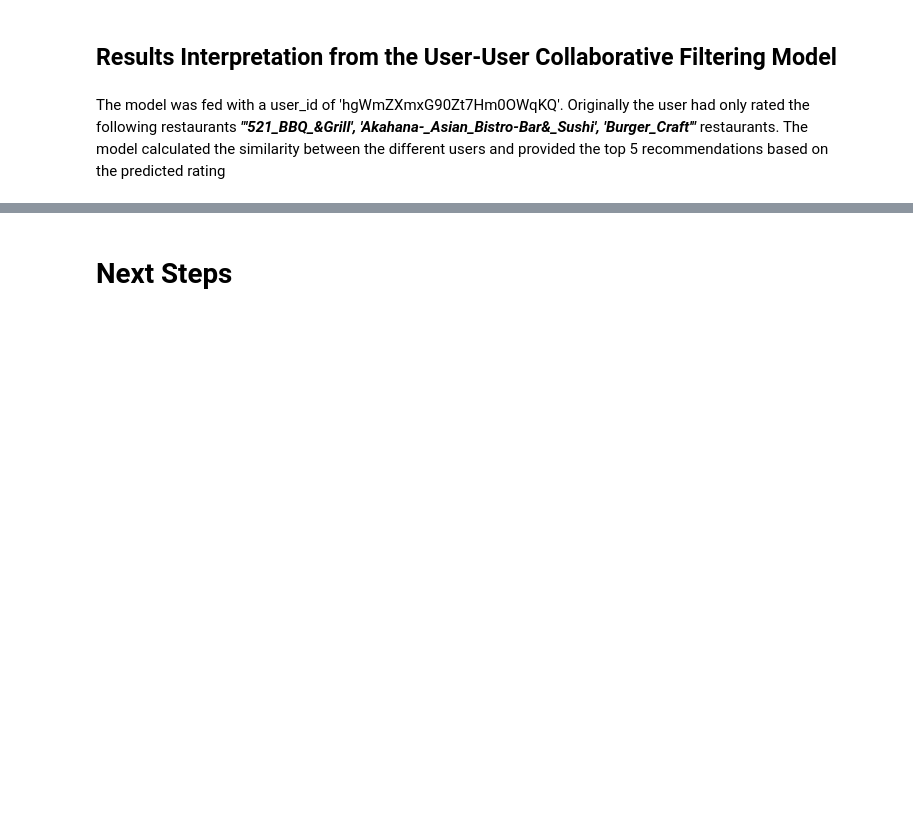
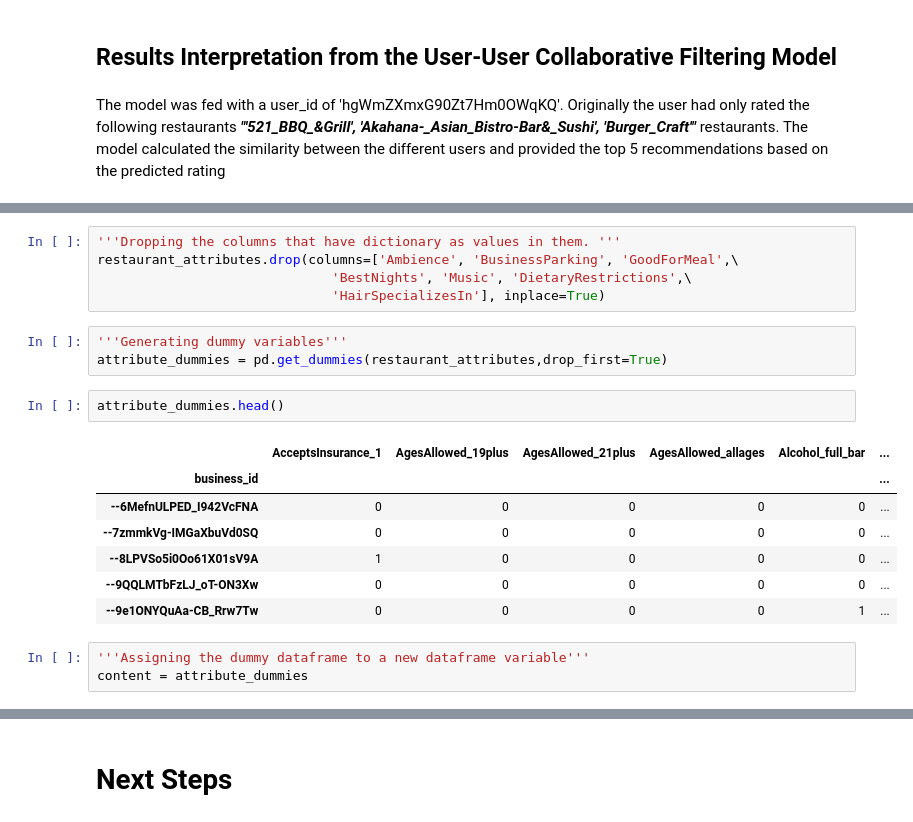
Before and after one commit to Ajinth/Recommender-System, a Jupyter notebook: Code/Yelp_Recommender_System.ipynb, the cells around one changed output, grey strips where cells are left out. Drawn from its saved outputs; the diff is of its cells as text; blank space fills up the shorter version.

Commit message:
Added code for Content Based Filtering

```diff
--- a/Code/Yelp_Recommender_System.ipynb
+++ b/Code/Yelp_Recommender_System.ipynb
@@ -1002,0 +1098,21 @@ The model was fed with a user_id of 'hgWmZXmxG90Zt7Hm0OWqKQ'. Originally the use
+# %%
+'''Dropping the columns that have dictionary as values in them. '''
+restaurant_attributes.drop(columns=['Ambience', 'BusinessParking', 'GoodForMeal',\
+                              'BestNights', 'Music', 'DietaryRestrictions',\
+                              'HairSpecializesIn'], inplace=True)
+# %%
+'''Generating dummy variables'''
+attribute_dummies = pd.get_dummies(restaurant_attributes,drop_first=True)
+# %%
+attribute_dummies.head()
+# %% [output]
+|  | AcceptsInsurance_1 | AgesAllowed_19plus | AgesAllowed_21plus | AgesAllowed_allages | Alcohol_full_bar | ... |
+| business_id |  |  |  |  |  | ... |
+| --6MefnULPED_I942VcFNA | 0 | 0 | 0 | 0 | 0 | ... |
+| --7zmmkVg-IMGaXbuVd0SQ | 0 | 0 | 0 | 0 | 0 | ... |
+| --8LPVSo5i0Oo61X01sV9A | 1 | 0 | 0 | 0 | 0 | ... |
+| --9QQLMTbFzLJ_oT-ON3Xw | 0 | 0 | 0 | 0 | 0 | ... |
+| --9e1ONYQuAa-CB_Rrw7Tw | 0 | 0 | 0 | 0 | 1 | ... |
+# %%
+'''Assigning the dummy dataframe to a new dataframe variable'''
+content = attribute_dummies
```
Also changed, not shown: parts of 64 cells of this notebook.
